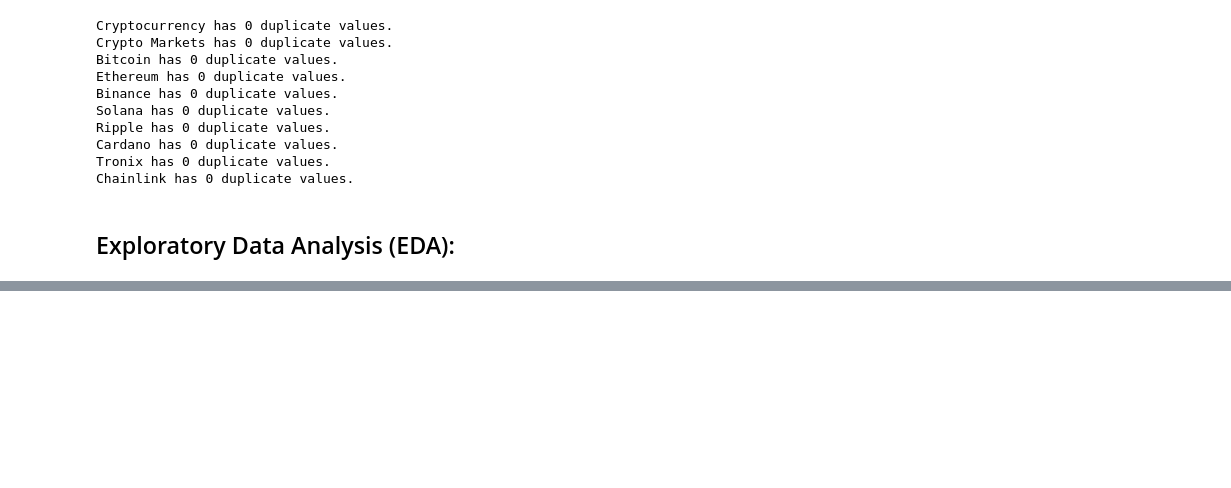
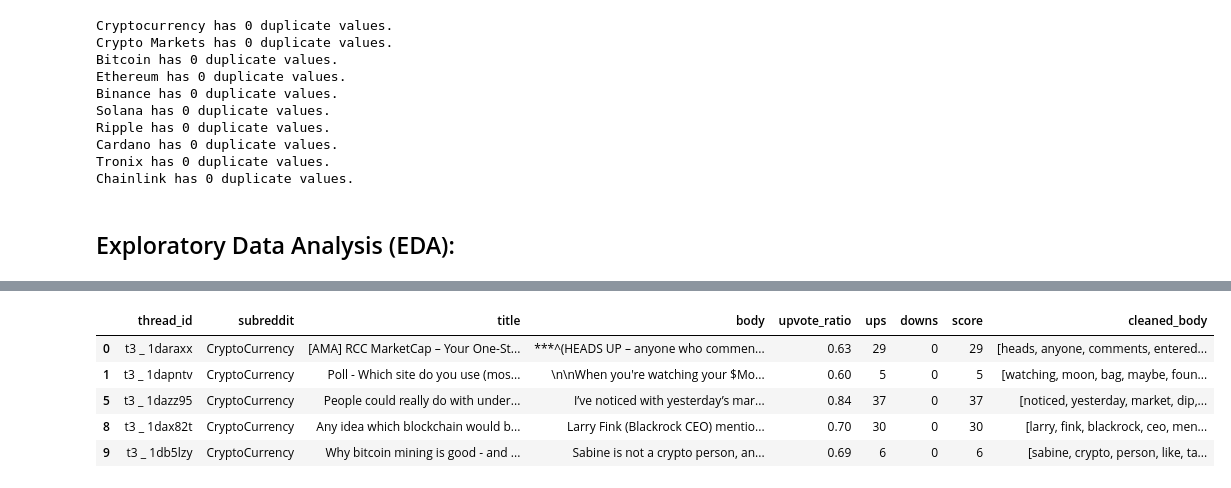
Before and after one commit to Ashahbazi90/ADS_509_Group5, a Jupyter notebook: text.ipynb, the cells around one changed output, grey strips where cells are left out. Saved outputs shown, nothing was run; the diff lists cells and outputs as text; code cells hidden in the pictures; blank space fills up the shorter version.

Commit message:
combined_df
had combined the dataframes
and added a column

```diff
--- a/text.ipynb
+++ b/text.ipynb
@@ -613,0 +602,16 @@ plot_sentiment_distribution(sentiment_scores_chainlink, "Chainlink")
+# %%
+cryptocurrency = reddit_api.get_crypto_curr_data()
+cryptomarkets = reddit_api.get_crypto_markets_data()
+bitcoin = reddit_api.get_bitcoin_data()
+eth= reddit_api.get_eth_data()
+binance = reddit_api.get_binance_data()
+solana = reddit_api.get_solana_data()
+ripple = reddit_api.get_ripple_data()
+cardano = reddit_api.get_cardano_data()
+tronix = reddit_api.get_tronix_data()
+chainlink = reddit_api.get_chainlink_data()
+# %%
+combined_df = pd.concat([cryptocurrency,cryptomarkets,bitcoin,
+                             eth, binance, solana,
+                             ripple,cardano, tronix,chainlink
+                              ], axis=0)
@@ -613,0 +627,12 @@ plot_sentiment_distribution(sentiment_scores_chainlink, "Chainlink")
+# %%
+combined_df["cleaned_body"] = combined_df['body'].apply(tokenize_and_remove_stopwords)
+    # Flatten the list of tokenized words
+#flattened_tokens = [word for sublist in tokenized_bodies for word in sublist]
+combined_df.head(5)
+# %% [output]
+|  | thread_id | subreddit | title | body | upvote_ratio | ups | downs | score | cleaned_body |
+| 0 | t3 _ 1daraxx | CryptoCurrency | [AMA] RCC MarketCap – Your One-St... | ***^(HEADS UP – anyone who commen... | 0.63 | 29 | 0 | 29 | [heads, anyone, comments, entered... |
+| 1 | t3 _ 1dapntv | CryptoCurrency | Poll - Which site do you use (mos... | \n\nWhen you're watching your $Mo... | 0.60 | 5 | 0 | 5 | [watching, moon, bag, maybe, foun... |
+| 5 | t3 _ 1dazz95 | CryptoCurrency | People could really do with under... | I’ve noticed with yesterday’s mar... | 0.84 | 37 | 0 | 37 | [noticed, yesterday, market, dip,... |
+| 8 | t3 _ 1dax82t | CryptoCurrency | Any idea which blockchain would b... | Larry Fink (Blackrock CEO) mentio... | 0.70 | 30 | 0 | 30 | [larry, fink, blackrock, ceo, men... |
+| 9 | t3 _ 1db5lzy | CryptoCurrency | Why bitcoin mining is good - and ... | Sabine is not a crypto person, an... | 0.69 | 6 | 0 | 6 | [sabine, crypto, person, like, ta... |
```
Also changed, not shown: parts of 24 cells of this notebook.
